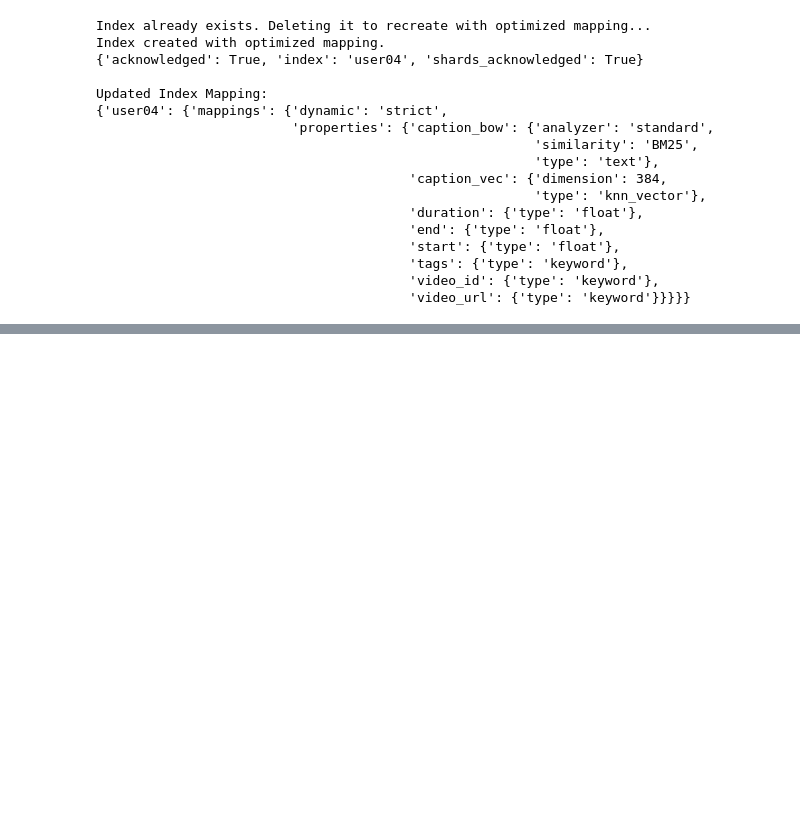
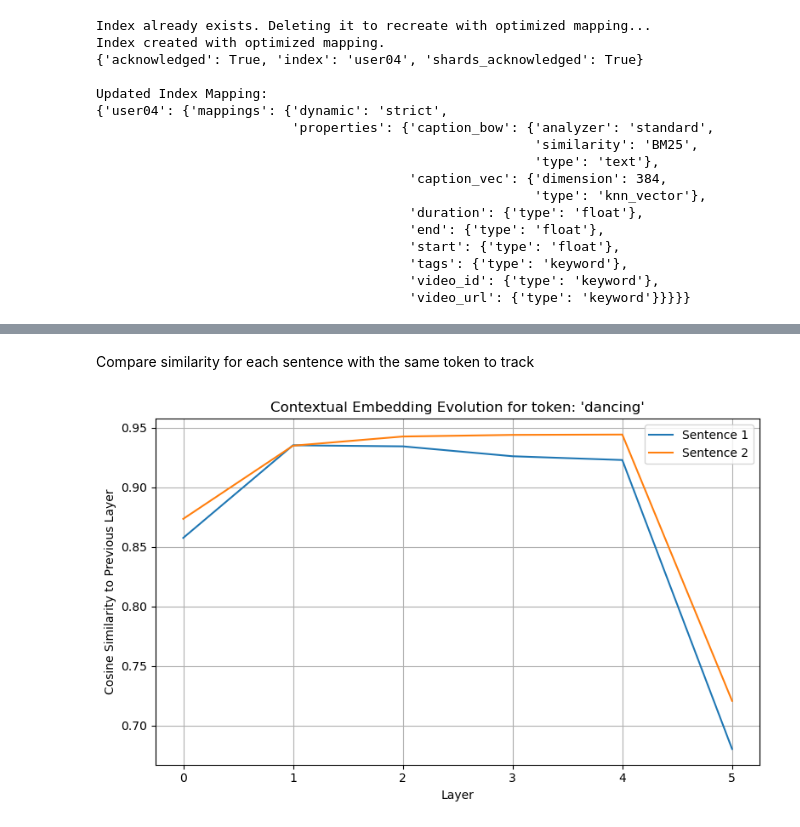
Before and after one commit to tiagosantos63390/mpdw_project, a Jupyter notebook: video_phase1.ipynb, the cells around one changed output, grey strips where cells are left out. Cells and saved outputs as stored; diff of their text form; code cells hidden in the pictures; blank space fills up the shorter version.

```diff
--- a/video_phase1.ipynb
+++ b/video_phase1.ipynb
@@ -410,0 +441,52 @@ Updated Index Mapping:
+# %% [markdown]
+Compare similarity for each sentence with the same token to track
+# %%
+# Load previous model to eval
+model.eval()
+
+# Input sentences to compare
+sentences = [
+    "A man is dancing on stage",
+    "She is dancing in a competition"
+]
+token_to_track = "dancing"
+
+# Store token vectors per layer for each sentence
+token_vecs_per_sentence = []
+
+for sentence in sentences:
+    inputs = tokenizer(sentence, return_tensors="pt")
+    with torch.no_grad():
+        outputs = model(**inputs)
+    hidden_states = outputs.hidden_states
+    tokens = tokenizer.convert_ids_to_tokens(inputs["input_ids"][0])
+
+    try:
+        token_index = tokens.index(token_to_track)
+    except ValueError:
+        raise ValueError(f"Token '{token_to_track}' not found in: {tokens}")
+
+    token_vecs = [layer[0, token_index].numpy() for layer in hidden_states]
+    token_vecs_per_sentence.append(token_vecs)
+
+# Compare cosine similarities across layers for both sentences
+similarities = []
+for vecs in token_vecs_per_sentence:
+    sims = [torch.nn.functional.cosine_similarity(torch.tensor(vecs[i]), torch.tensor(vecs[i+1]), dim=0).item()
+            for i in range(len(vecs)-1)]
+    similarities.append(sims)
+
+plt.figure(figsize=(8, 5))
+layers = list(range(len(similarities[0])))
+for i, sims in enumerate(similarities):
+    sns.lineplot(x=layers, y=sims, label=f"Sentence {i+1}")
+
+plt.title(f"Contextual Embedding Evolution for token: '{token_to_track}'")
+plt.xlabel("Layer")
+plt.ylabel("Cosine Similarity to Previous Layer")
+plt.grid(True)
+plt.legend()
+plt.tight_layout()
+plt.show()
+# %% [output]
+[figure, added]
```
Also changed, not shown: parts of 11 cells of this notebook.
